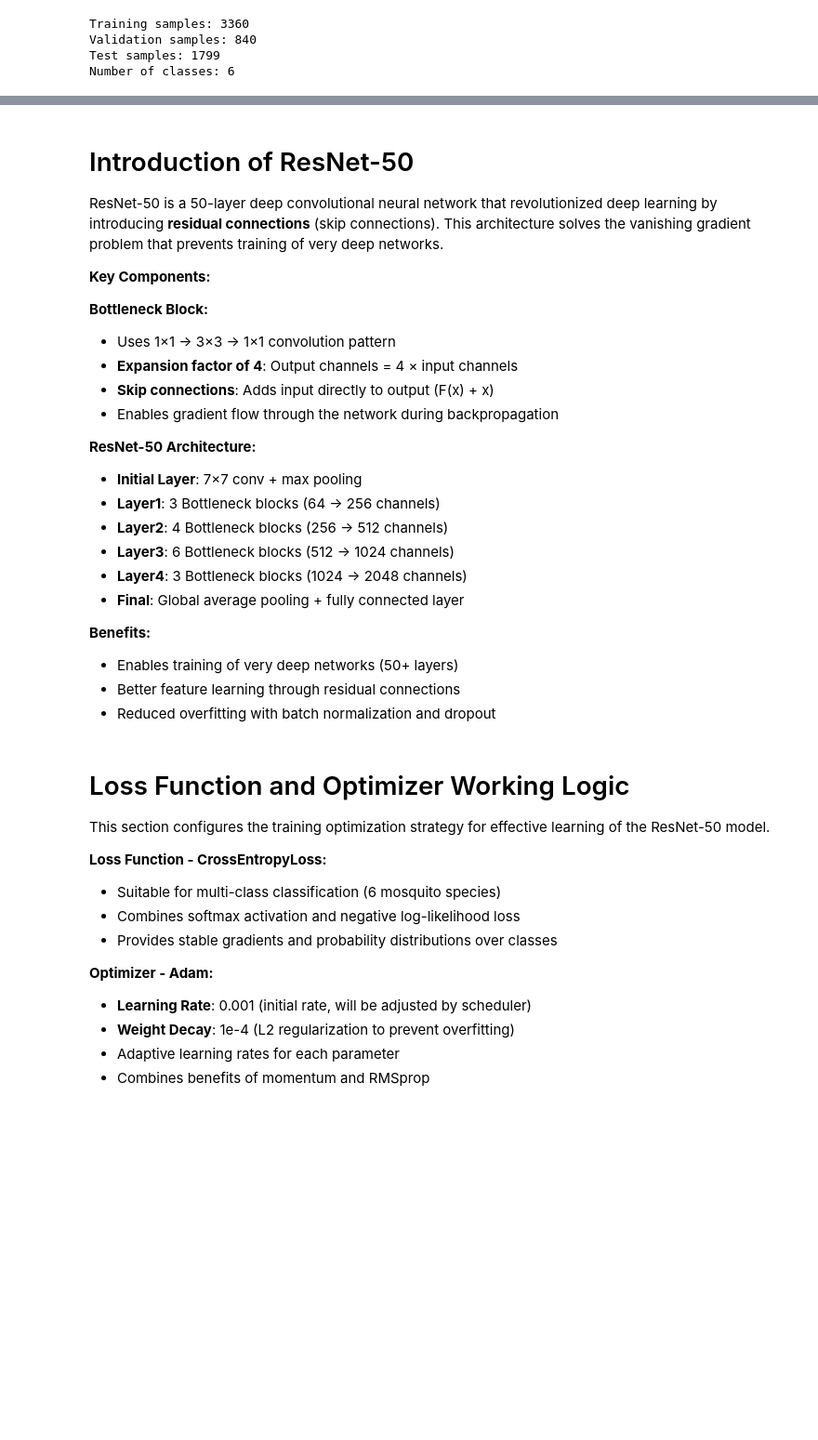
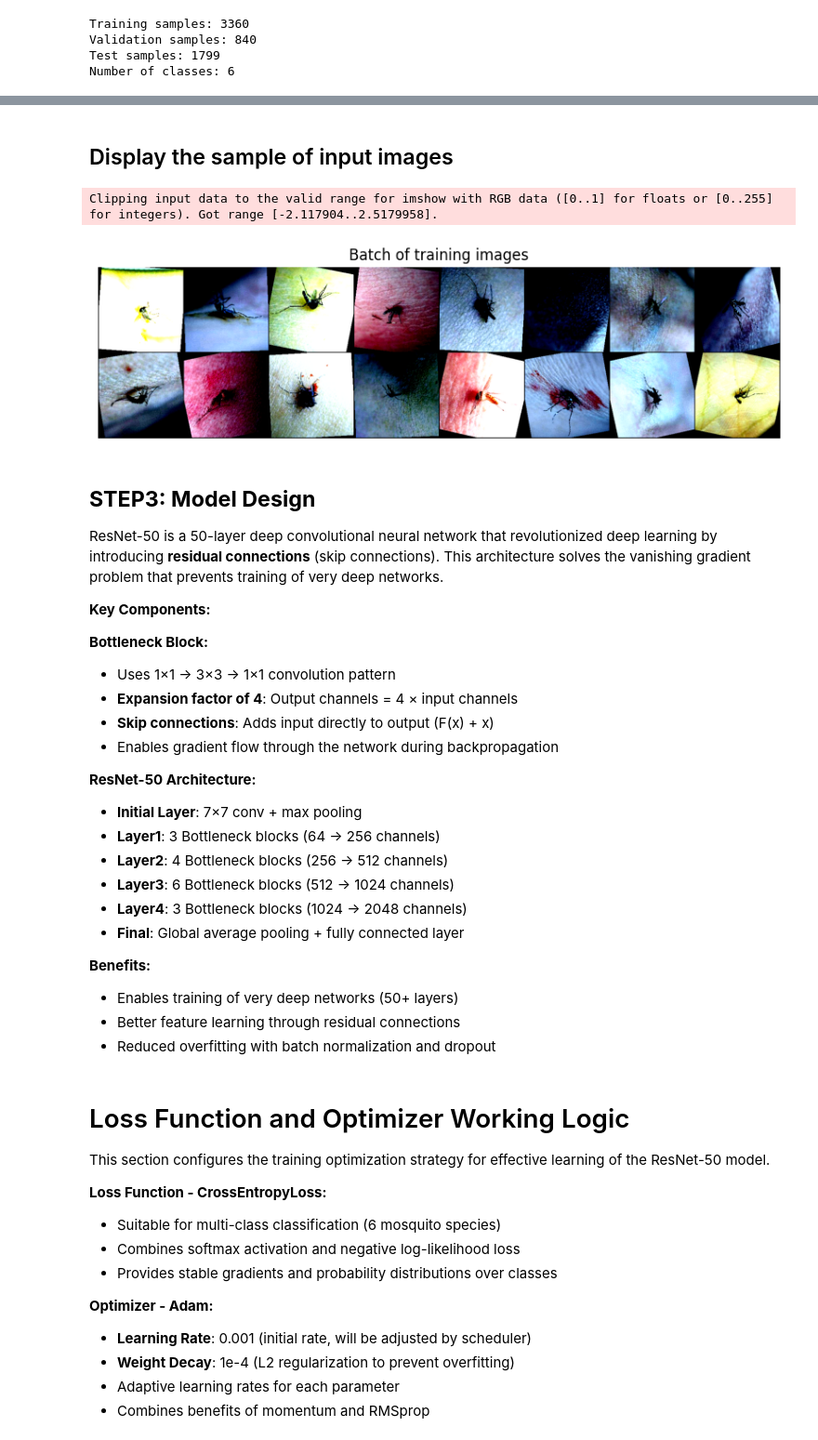
Before and after one commit to Iwan-LMX/COMP_9444_Assignment2, a Jupyter notebook: resnet50.ipynb, the cells around one changed output, grey strips where cells are left out. Shown at 93% size. Drawn from its saved outputs; the diff is of its cells as text; code cells hidden in the pictures; blank space fills up the shorter version.

```diff
--- a/resnet50.ipynb
+++ b/resnet50.ipynb
@@ -100,5 +151,26 @@ Number of classes: 6
+# %% [markdown]
+## Display the sample of input images
+# %%
+import matplotlib.pyplot as plt
+import torchvision
+
+# Get one batch
+images, labels = next(iter(trainloader))
+
+# Make a grid (8 images per row)
+img_grid = torchvision.utils.make_grid(images[:16], nrow=8, padding=2)
+
+# Convert from torch tensor to numpy and plot
+plt.figure(figsize=(10, 5))
+plt.imshow(img_grid.permute(1, 2, 0))  # Change from [C,H,W] to [H,W,C]
+plt.axis('off')
+plt.title("Batch of training images")
+plt.show()
+# %% [output]
+Clipping input data to the valid range for imshow with RGB data ([0..1] for floats or [0..255] for integers). Got range [-2.117904..2.5179958].
+[figure, added]
 # %% [markdown]
-# Introduction of ResNet-50
+## **STEP3: Model Design**
 
 ResNet-50 is a 50-layer deep convolutional neural network that revolutionized deep learning by introducing **residual connections** (skip connections). This architecture solves the vanishing gradient problem that prevents training of very deep networks.
 
```
Also changed, not shown: parts of 13 cells of this notebook.
